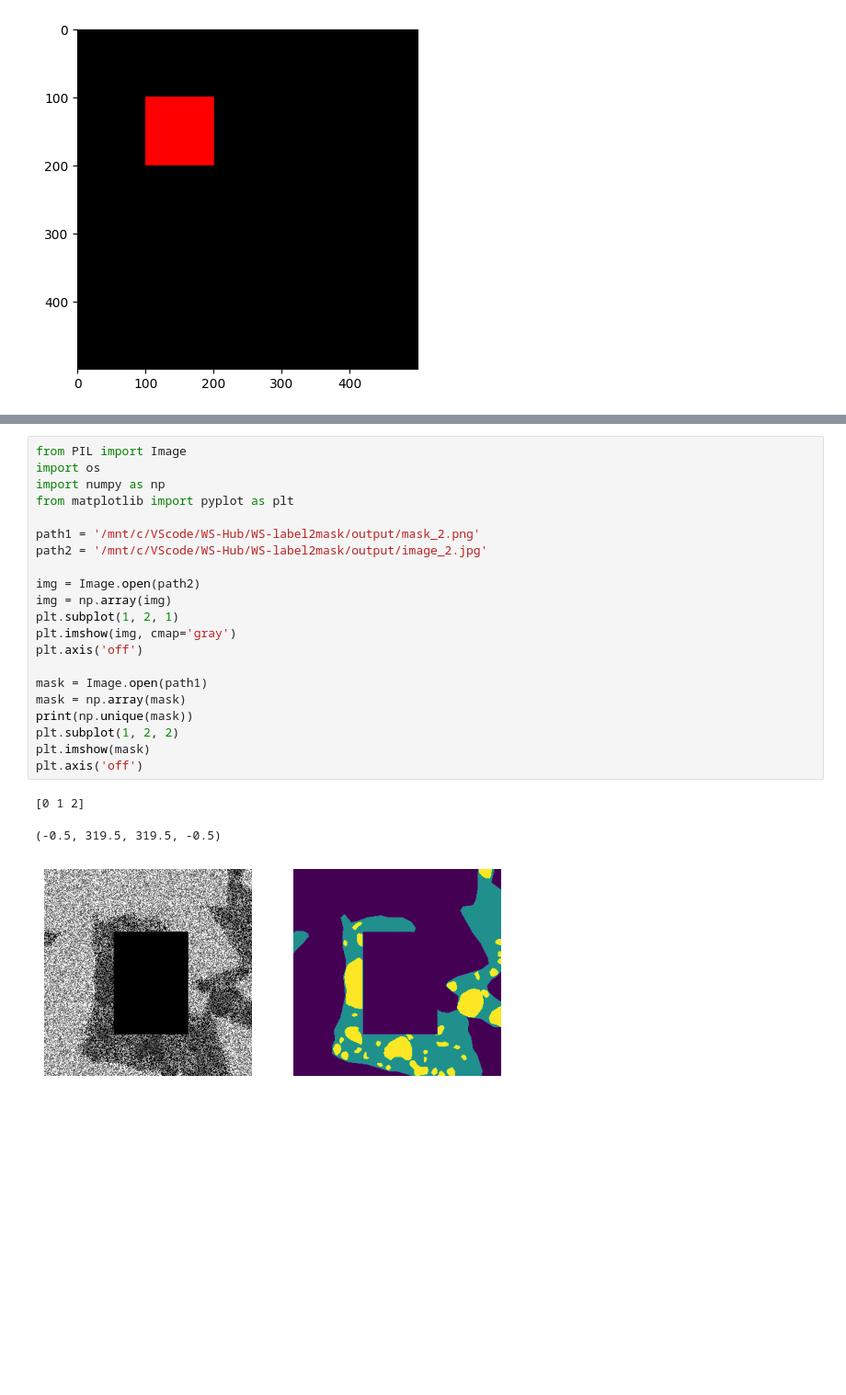
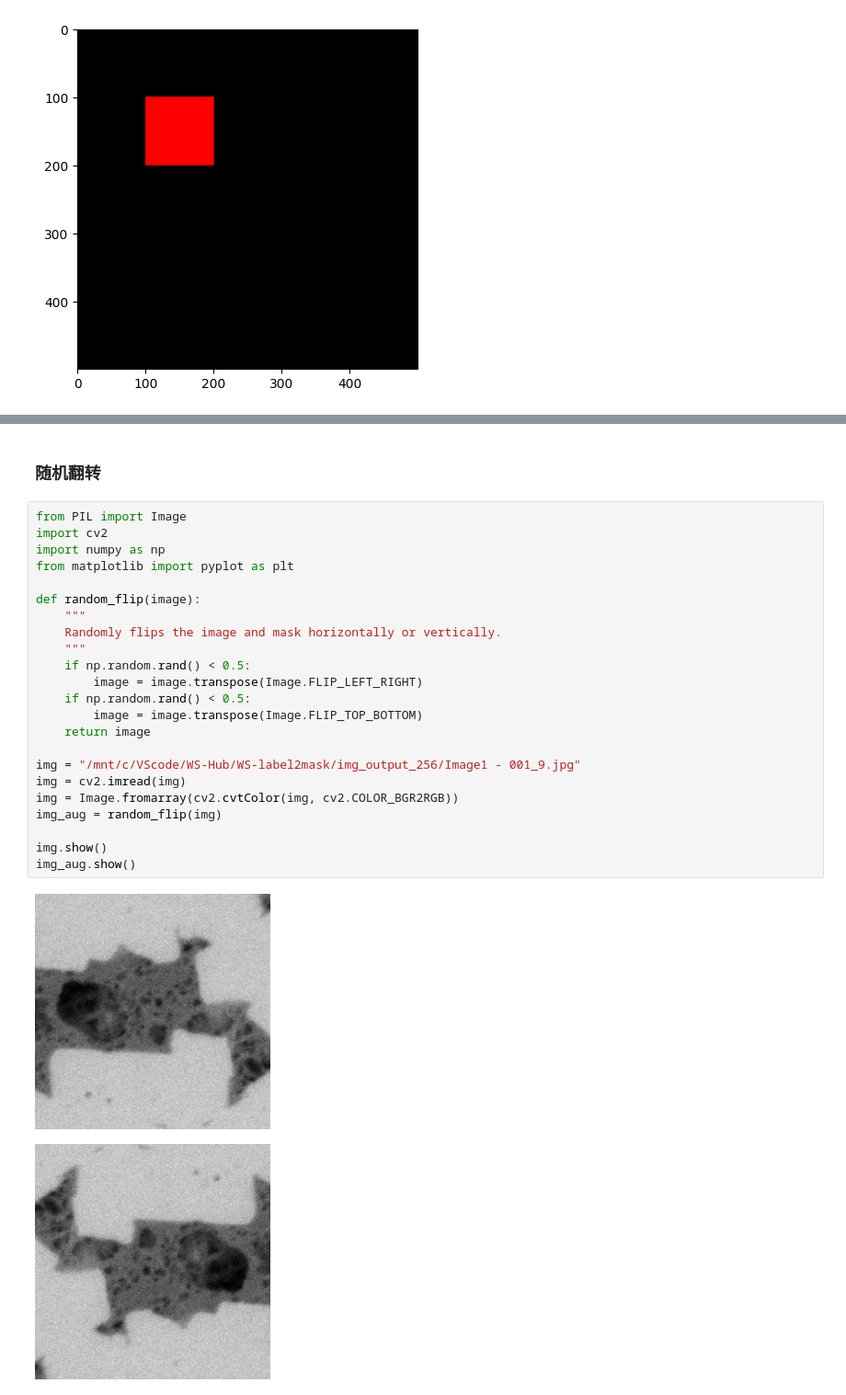
Before and after one commit to Runner-xc/data_augment, a Jupyter notebook: test.ipynb, the cells around one changed output, grey strips where cells are left out. Shown at 92% size. Saved outputs shown, nothing was run; the diff lists cells and outputs as text; blank space fills up the shorter version.

```diff
--- a/test.ipynb
+++ b/test.ipynb
@@ -110,25 +118,28 @@ for i, img in enumerate(list):
-# %%
-from PIL import Image
-import os
-import numpy as np
-from matplotlib import pyplot as plt
-
-path1 = '/mnt/c/VScode/WS-Hub/WS-label2mask/output/mask_2.png'
-path2 = '/mnt/c/VScode/WS-Hub/WS-label2mask/output/image_2.jpg'
-
-img = Image.open(path2)
-img = np.array(img)
-plt.subplot(1, 2, 1)
-plt.imshow(img, cmap='gray')
-plt.axis('off')
-
-mask = Image.open(path1)
-mask = np.array(mask)
-print(np.unique(mask))
-plt.subplot(1, 2, 2)
-plt.imshow(mask)
-plt.axis('off')
-# %% [output]
-[0 1 2]
-(-0.5, 319.5, 319.5, -0.5)
-[figure, removed]
+# %% [markdown]
+### 随机翻转
+# %%
+from PIL import Image
+import cv2
+import numpy as np
+from matplotlib import pyplot as plt
+
+def random_flip(image):
+    """
+    Randomly flips the image and mask horizontally or vertically.
+    """
+    if np.random.rand() < 0.5:
+        image = image.transpose(Image.FLIP_LEFT_RIGHT)
+    if np.random.rand() < 0.5:
+        image = image.transpose(Image.FLIP_TOP_BOTTOM)
+    return image
+
+img = "/mnt/c/VScode/WS-Hub/WS-label2mask/img_output_256/Image1 - 001_9.jpg"
+img = cv2.imread(img)
+img = Image.fromarray(cv2.cvtColor(img, cv2.COLOR_BGR2RGB))
+img_aug = random_flip(img)
+
+img.show()
+img_aug.show()
+# %% [output]
+[figure, added]
+[figure, added]
```
Also changed, not shown: parts of 14 cells of this notebook, 3 other files.
